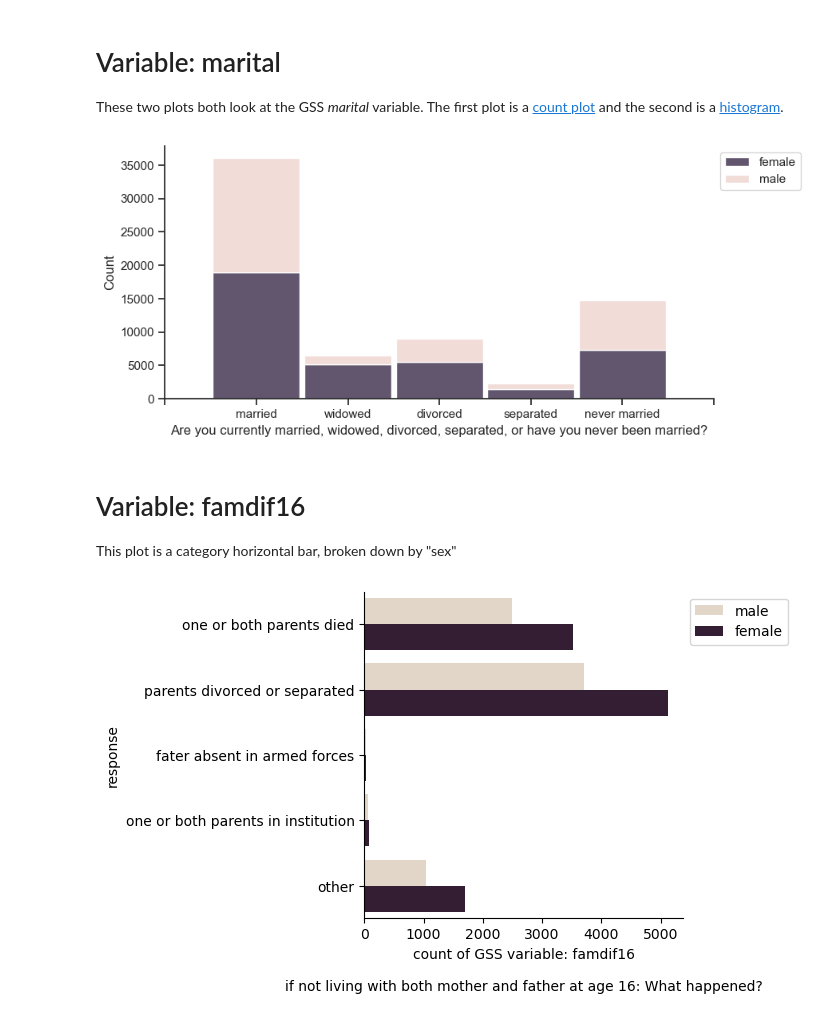
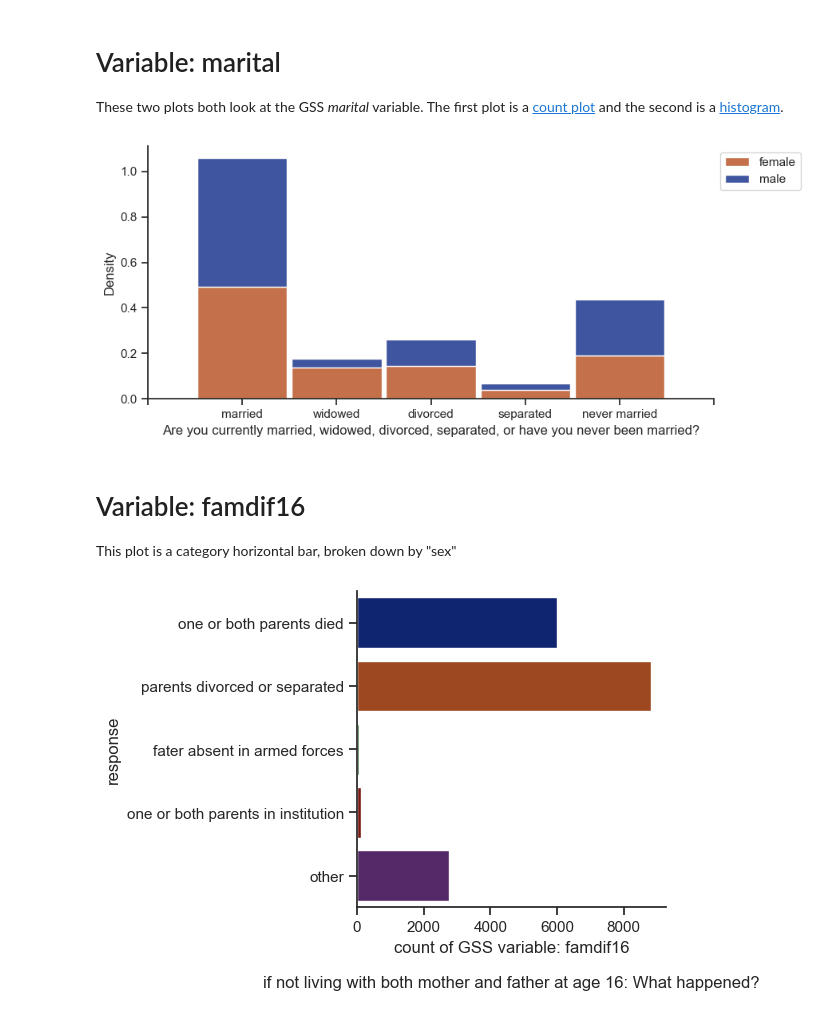
Before and after one commit to CulleyHarrelson/GeneralSocialSurvey, a Jupyter notebook: GSS - Divorce.ipynb, the cells around one changed output. Cells and saved outputs as stored; diff of their text form; code cells hidden in the pictures.

```diff
--- a/GSS - Divorce.ipynb
+++ b/GSS - Divorce.ipynb
@@ -34,40 +34,47 @@ These two plots both look at the GSS <em>marital</em> variable. The first plot i
 # %%
 
 t = "Are you currently married, widowed, divorced, separated, or have you never been married?"
 
 
 labels2 = ['',
           'married',
           'widowed',
           'divorced',
           'separated',
           'never married',
           '']
 
+#sns.color_palette('pastel')
+
 p = sns.displot(
     data=gss,
     kind="hist",
     x="marital",
     hue="sex",
     multiple="stack",
+    palette='dark',
     discrete=True,
     height=4,
     aspect=2,
     legend=False,
-    shrink=.95
+    shrink=.95,
+    stat="density",
+    common_norm=False
 )
 p.set_xticklabels(labels2)
 p.set_xlabels(t)
 
+
 plt.legend(labels=['female', 'male'], loc = 2, bbox_to_anchor = (1,1))
+
+plt.draw()
 warnings.filterwarnings("ignore")
-plt.draw()
 # %% [output]
-[figure, old version]
+[figure, new version]
-# %% [markdown]
-# Variable: famdif16
-
-This plot is a category horizontal bar, broken down by "sex"
+# %% [markdown]
+# Variable: famdif16
+
+This plot is a category horizontal bar, broken down by "sex"
 # %%
 # Variable: famdif16
 # Category horizontal bar plot, broken down by "sex"
@@ -76,8 +83,8 @@ famdif16 = sns.catplot(
     data=gss,
     y="famdif16",
     kind="count",
-    palette="ch:.25",
-    hue="sex",
+    palette="dark",
+    #hue="sex",
     height=4,
     aspect=1,
     legend=False,
@@ -96,8 +103,8 @@ t = "count of GSS variable: famdif16\n\n" + \
 famdif16.set_yticklabels(labels)
 famdif16.set_xlabels(t)
 famdif16.set_ylabels('response')
-plt.legend(labels=['male', 'female'], loc = 2, bbox_to_anchor = (1,1))
+#plt.legend(labels=['male', 'female'], loc = 2, bbox_to_anchor = (1,1))
 # this removes output from plt.legend
 warnings.filterwarnings("ignore")
 # %% [output]
-[figure, old version]
+[figure, new version]
```
Also changed, not shown: parts of 8 cells of this notebook.
